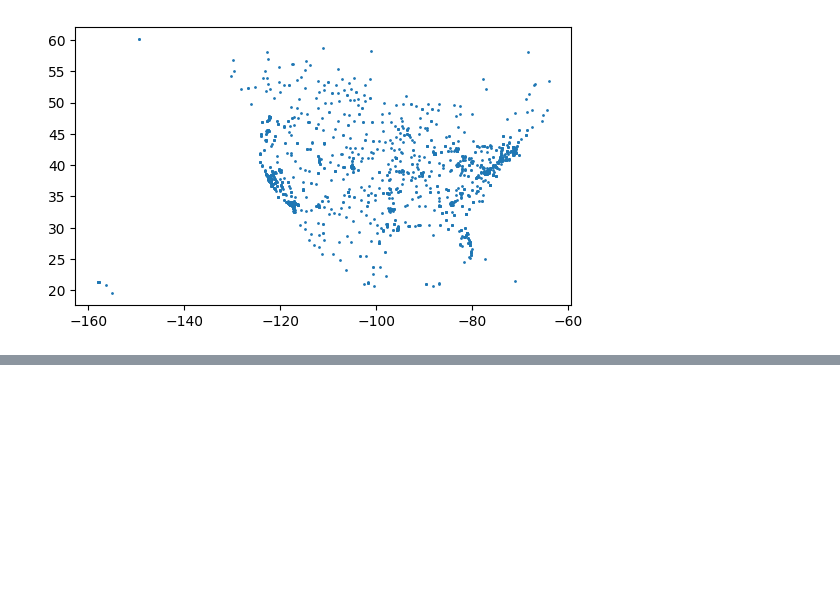
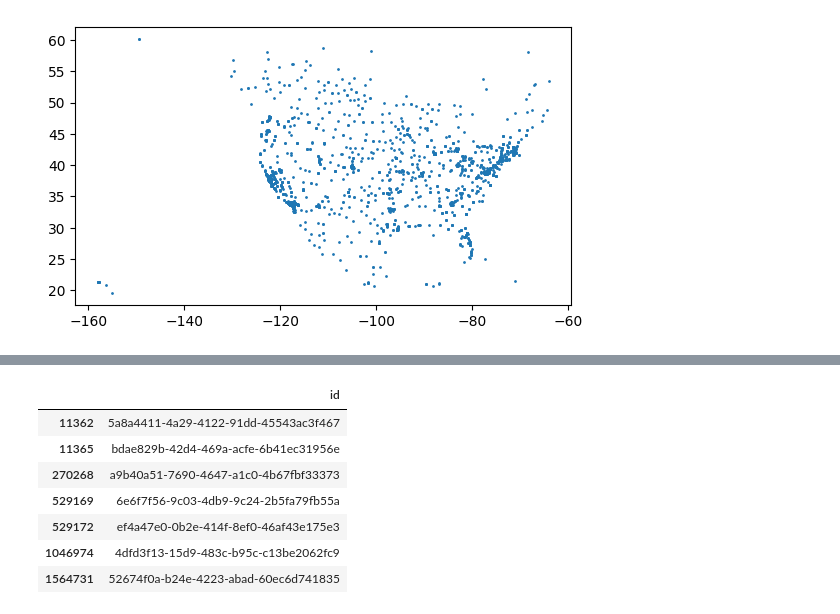
Before and after one commit to emigre459/evlens, a Jupyter notebook: notebooks/exploratory/0.3-DWRM-GCloud.ipynb, the cells around one changed output, grey strips where cells are left out. Saved outputs shown, nothing was run; the diff lists cells and outputs as text; code cells hidden in the pictures; blank space fills up the shorter version.

```diff
--- a/notebooks/exploratory/0.3-DWRM-GCloud.ipynb
+++ b/notebooks/exploratory/0.3-DWRM-GCloud.ipynb
@@ -1286,0 +1315,12 @@ gdf.plot(markersize=1)
+# %%
+last_ones = tile_ids[tile_ids['id'].isin(last_ids_scraped)]
+last_ones
+# %% [output]
+|  | id |
+| 11362 | 5a8a4411-4a29-4122-91dd-45543ac3f467 |
+| 11365 | bdae829b-42d4-469a-acfe-6b41ec31956e |
+| 270268 | a9b40a51-7690-4647-a1c0-4b67fbf33373 |
+| 529169 | 6e6f7f56-9c03-4db9-9c24-2b5fa79fb55a |
+| 529172 | ef4a47e0-0b2e-414f-8ef0-46af43e175e3 |
+| 1046974 | 4dfd3f13-15d9-483c-b95c-c13be2062fc9 |
+| 1564731 | 52674f0a-b24e-4223-abad-60ec6d741835 |
```
Also changed, not shown: parts of 12 cells of this notebook, 2 other files.
